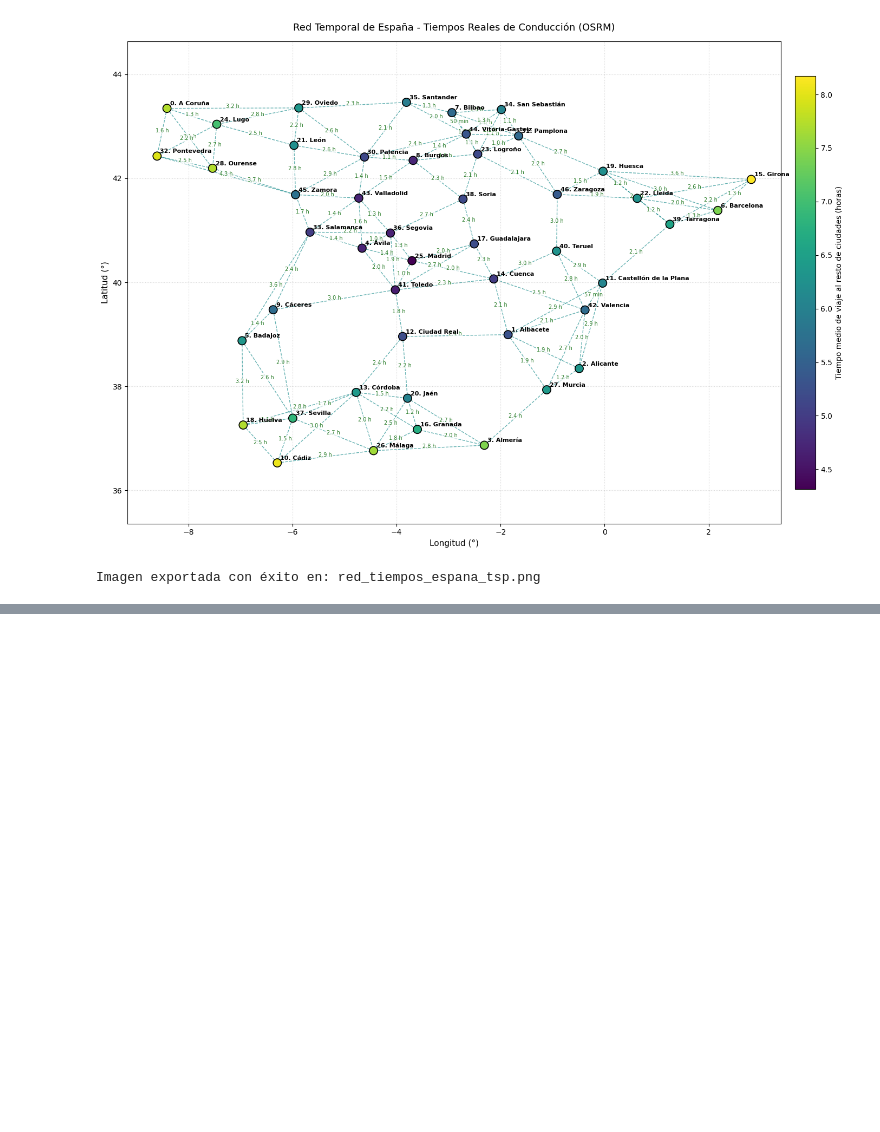
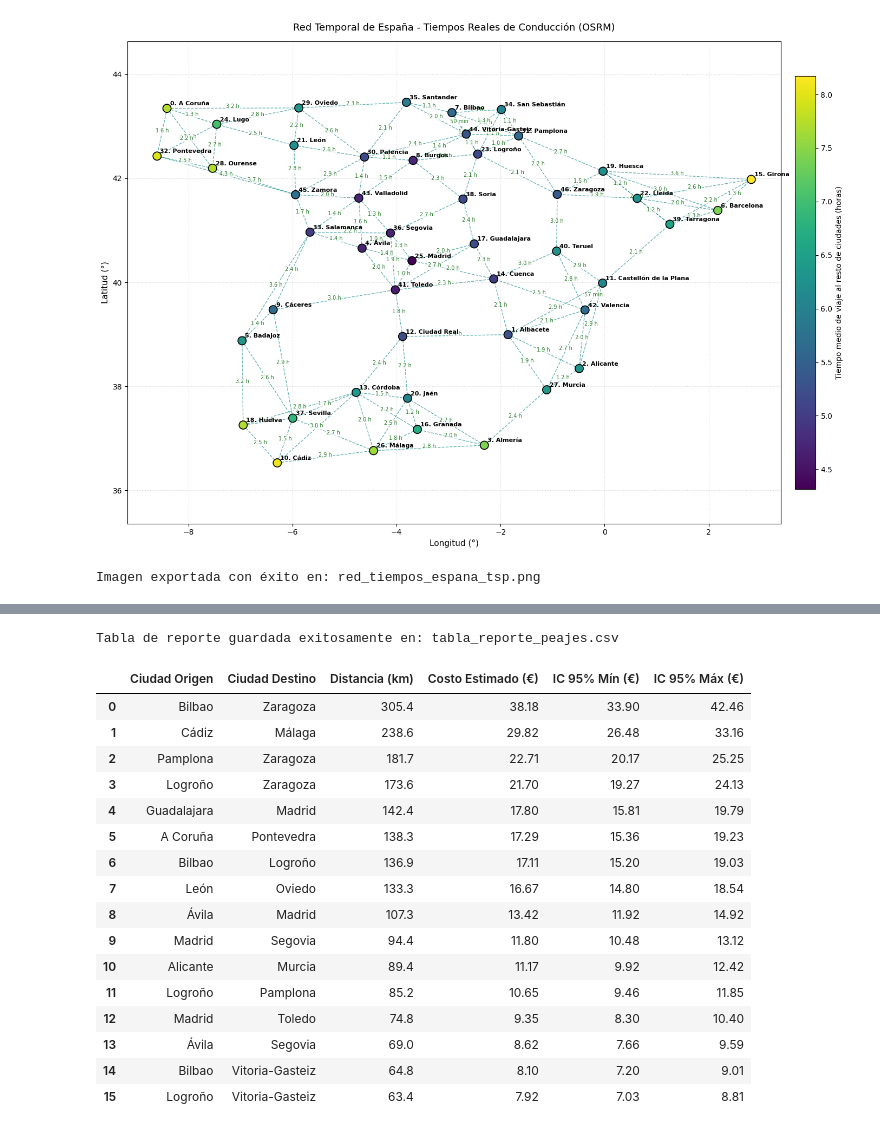
Before and after one commit to Gmiercrack/Redes-Neuronales-y-algoritmos-Bionispirados, a Jupyter notebook: Parte_2/P_viajero_coordenadas.ipynb, the cells around one changed output, grey strips where cells are left out. Drawn from its saved outputs; the diff is of its cells as text; code cells hidden in the pictures; blank space fills up the shorter version.

Commit message:
Update con costo de pejaes y por kilometro recorrido

```diff
--- a/Parte_2/P_viajero_coordenadas.ipynb
+++ b/Parte_2/P_viajero_coordenadas.ipynb
@@ -499,0 +591,5 @@ Imagen exportada con éxito en: red_tiempos_espana_tsp.png
+# %%
+Matriz_peajes_bool = construir_y_exportar_matriz_peajes(
+    nombres_ciudades=ciudades_espana,
+    guardar_csv="matriz_peajes_espana.csv"
+)
@@ -499,0 +666,7 @@ Imagen exportada con éxito en: red_tiempos_espana_tsp.png
+# %%
+Matriz_costos_peajes_eur = calcular_matriz_costo_peajes_euros(
+    matriz_distancias=Matriz_distancias_km,
+    matriz_peajes=Matriz_peajes_bool,
+    nombres_ciudades=ciudades_espana,
+    guardar_csv="matriz_costo_peajes_euros.csv"
+)
@@ -499,0 +746,29 @@ Imagen exportada con éxito en: red_tiempos_espana_tsp.png
+# %%
+df_peajes_reporte = generar_reporte_tramos_peajes(
+    matriz_costo_peajes=Matriz_costos_peajes_eur,
+    matriz_distancias=Matriz_distancias_km,
+    nombres_ciudades=ciudades_espana,
+    guardar_csv="tabla_reporte_peajes.csv"
+)
+
+# Visualizar la tabla en Jupyter Notebook:
+df_peajes_reporte
+# %% [output]
+Tabla de reporte guardada exitosamente en: tabla_reporte_peajes.csv
+|  | Ciudad Origen | Ciudad Destino | Distancia (km) | Costo Estimado (€) | IC 95% Mín (€) | IC 95% Máx (€) |
+| 0 | Bilbao | Zaragoza | 305.4 | 38.18 | 33.90 | 42.46 |
+| 1 | Cádiz | Málaga | 238.6 | 29.82 | 26.48 | 33.16 |
+| 2 | Pamplona | Zaragoza | 181.7 | 22.71 | 20.17 | 25.25 |
+| 3 | Logroño | Zaragoza | 173.6 | 21.70 | 19.27 | 24.13 |
+| 4 | Guadalajara | Madrid | 142.4 | 17.80 | 15.81 | 19.79 |
+| 5 | A Coruña | Pontevedra | 138.3 | 17.29 | 15.36 | 19.23 |
+| 6 | Bilbao | Logroño | 136.9 | 17.11 | 15.20 | 19.03 |
+| 7 | León | Oviedo | 133.3 | 16.67 | 14.80 | 18.54 |
+| 8 | Ávila | Madrid | 107.3 | 13.42 | 11.92 | 14.92 |
+| 9 | Madrid | Segovia | 94.4 | 11.80 | 10.48 | 13.12 |
+| 10 | Alicante | Murcia | 89.4 | 11.17 | 9.92 | 12.42 |
+| 11 | Logroño | Pamplona | 85.2 | 10.65 | 9.46 | 11.85 |
+| 12 | Madrid | Toledo | 74.8 | 9.35 | 8.30 | 10.40 |
+| 13 | Ávila | Segovia | 69.0 | 8.62 | 7.66 | 9.59 |
+| 14 | Bilbao | Vitoria-Gasteiz | 64.8 | 8.10 | 7.20 | 9.01 |
+| 15 | Logroño | Vitoria-Gasteiz | 63.4 | 7.92 | 7.03 | 8.81 |
```
Also changed, not shown: parts of 9 cells of this notebook, 5 other files.
